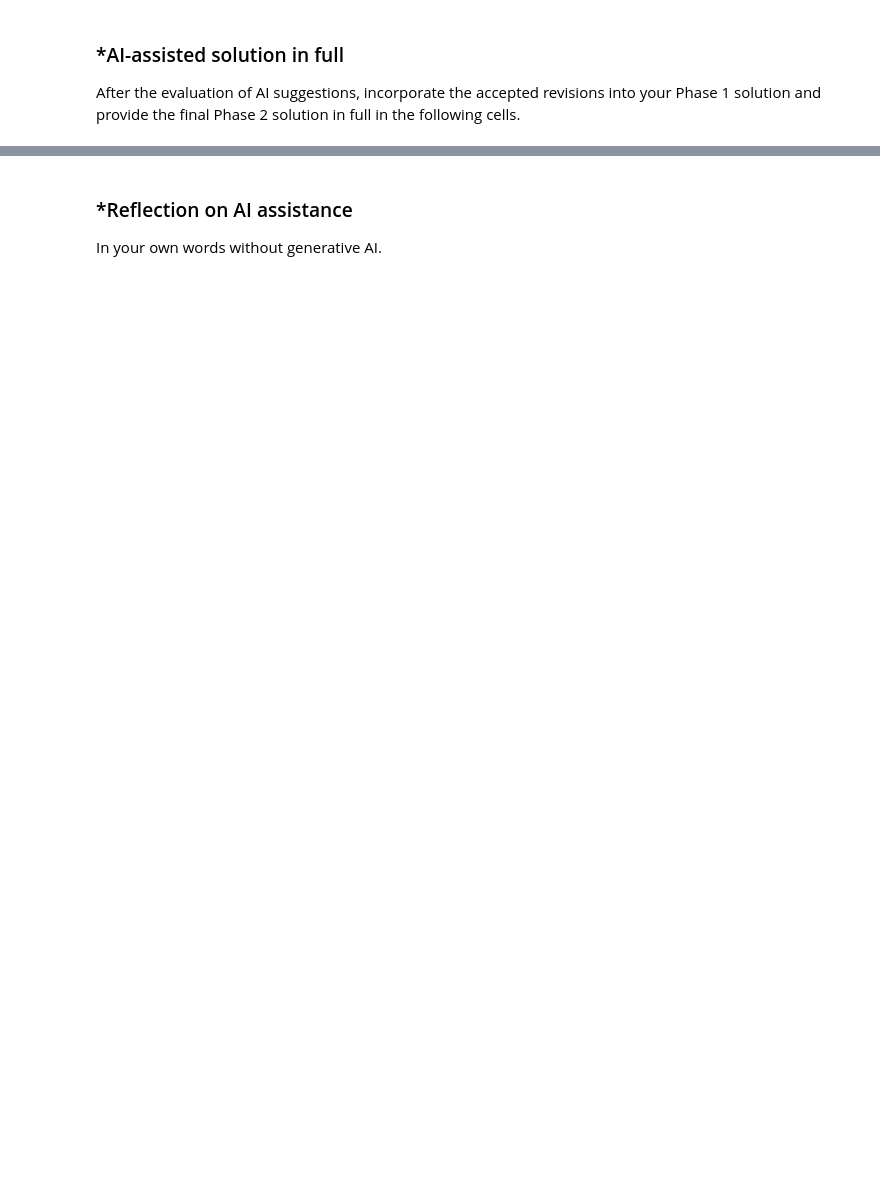
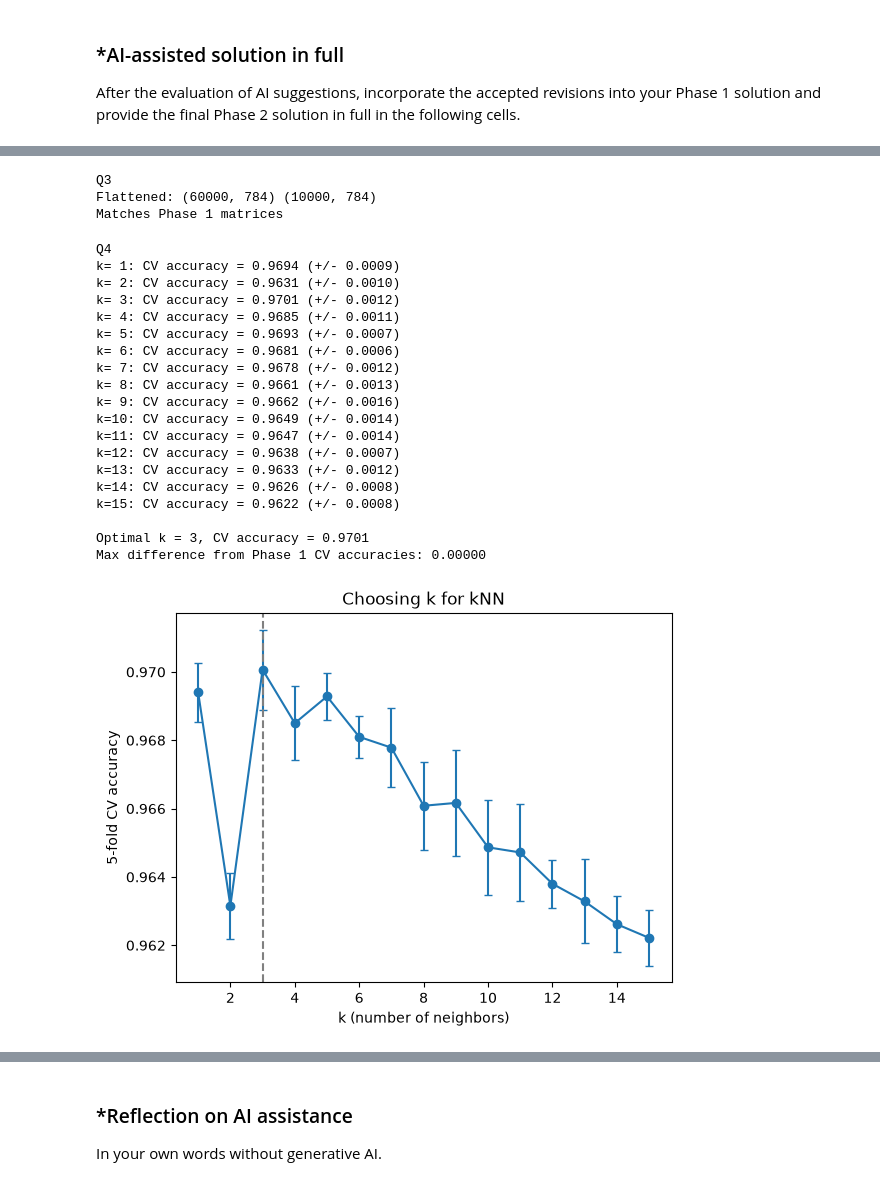
Before and after one commit to Silverdroplet/L01-cv, a Jupyter notebook: notebook.ipynb, the cells around one changed output, grey strips where cells are left out. Drawn from its saved outputs; the diff is of its cells as text; code cells hidden in the pictures; blank space fills up the shorter version.

```diff
--- a/notebook.ipynb
+++ b/notebook.ipynb
@@ -291,0 +338,75 @@ After the evaluation of AI suggestions, incorporate the accepted revisions into
+# %%
+print("Q3")
+# Vectorized flatten (row-major, same ordering as .reshape((1, 784)) per image)
+X_tr = X_train.reshape(X_train.shape[0], -1).astype(np.float64)
+X_te = X_test.reshape(X_test.shape[0], -1).astype(np.float64)
+print("Flattened:", X_tr.shape, X_te.shape)
+
+# Verify against the Phase 1 loop result
+assert np.array_equal(X_tr, X) and np.array_equal(X_te, Xt)
+print("Matches Phase 1 matrices")
+# %% [output]
+Q3
+Flattened: (60000, 784) (10000, 784)
+Matches Phase 1 matrices
+# %%
+print("Q4")
+from sklearn.neighbors import NearestNeighbors, KNeighborsClassifier
+from sklearn.model_selection import StratifiedKFold
+
+max_k = 15
+ks = np.arange(1, max_k + 1)
+n_classes = 10
+fold_acc = np.zeros((5, max_k))
+
+skf = StratifiedKFold(n_splits=5)  # same default split as cross_val_score(cv=5)
+for f, (tr_idx, va_idx) in enumerate(skf.split(X_tr, y_train)):
+    nn = NearestNeighbors(n_neighbors=max_k).fit(X_tr[tr_idx])
+    nbr_idx = nn.kneighbors(X_tr[va_idx], return_distance=False)  # nearest first
+    nbr_labels = y_train[tr_idx][nbr_idx]
+    counts = np.zeros((len(va_idx), n_classes), dtype=int)
+    rows = np.arange(len(va_idx))
+    for j in range(max_k):
+        counts[rows, nbr_labels[:, j]] += 1  # add the (j+1)-th neighbor's vote
+        # score k = j+1 (ties go to the smallest label, as in scikit-learn)
+        fold_acc[f, j] = np.mean(counts.argmax(axis=1) == y_train[va_idx])
+
+cv_mean, cv_std = fold_acc.mean(axis=0), fold_acc.std(axis=0)
+for k, m, s in zip(ks, cv_mean, cv_std):
+    print(f"k={k:2d}: CV accuracy = {m:.4f} (+/- {s:.4f})")
+
+best_k = int(ks[np.argmax(cv_mean)])
+print(f"\nOptimal k = {best_k}, CV accuracy = {cv_mean.max():.4f}")
+
+# Verify against the Phase 1 cross_val_score results for k = 1..10
+diff = np.abs(cv_mean[:10] - np.array(eval_valid)).max()
+print(f"Max difference from Phase 1 CV accuracies: {diff:.5f}")
+assert diff < 1e-3
+
+plt.errorbar(ks, cv_mean, yerr=cv_std, marker="o", capsize=3)
+plt.axvline(best_k, ls="--", color="gray")
+plt.xlabel("k (number of neighbors)")
+plt.ylabel("5-fold CV accuracy")
+plt.title("Choosing k for kNN")
+plt.show()
+# %% [output]
+Q4
+k= 1: CV accuracy = 0.9694 (+/- 0.0009)
+k= 2: CV accuracy = 0.9631 (+/- 0.0010)
+k= 3: CV accuracy = 0.9701 (+/- 0.0012)
+k= 4: CV accuracy = 0.9685 (+/- 0.0011)
+k= 5: CV accuracy = 0.9693 (+/- 0.0007)
+k= 6: CV accuracy = 0.9681 (+/- 0.0006)
+k= 7: CV accuracy = 0.9678 (+/- 0.0012)
+k= 8: CV accuracy = 0.9661 (+/- 0.0013)
+k= 9: CV accuracy = 0.9662 (+/- 0.0016)
+k=10: CV accuracy = 0.9649 (+/- 0.0014)
+k=11: CV accuracy = 0.9647 (+/- 0.0014)
+k=12: CV accuracy = 0.9638 (+/- 0.0007)
+k=13: CV accuracy = 0.9633 (+/- 0.0012)
+k=14: CV accuracy = 0.9626 (+/- 0.0008)
+k=15: CV accuracy = 0.9622 (+/- 0.0008)
+
+Optimal k = 3, CV accuracy = 0.9701
+Max difference from Phase 1 CV accuracies: 0.00000
+[figure, added]
```
Also changed, not shown: parts of 22 cells of this notebook.
